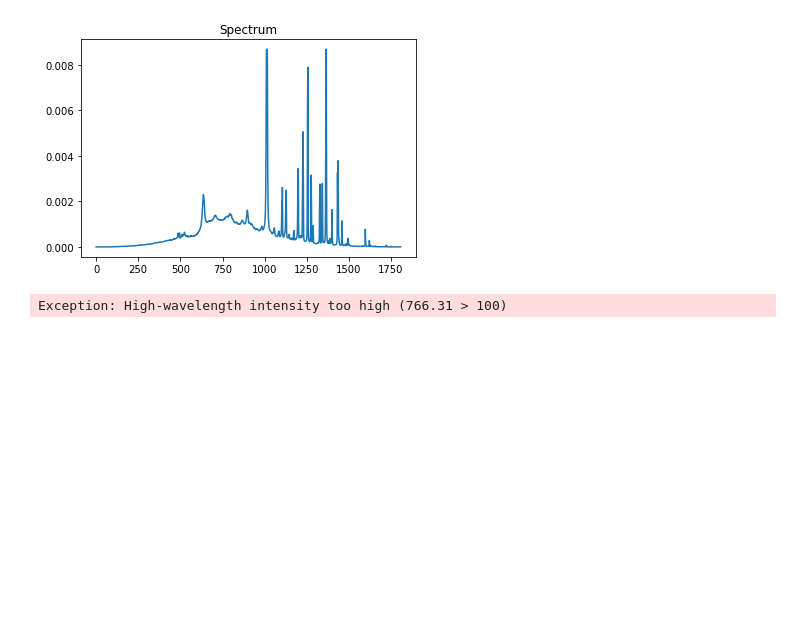
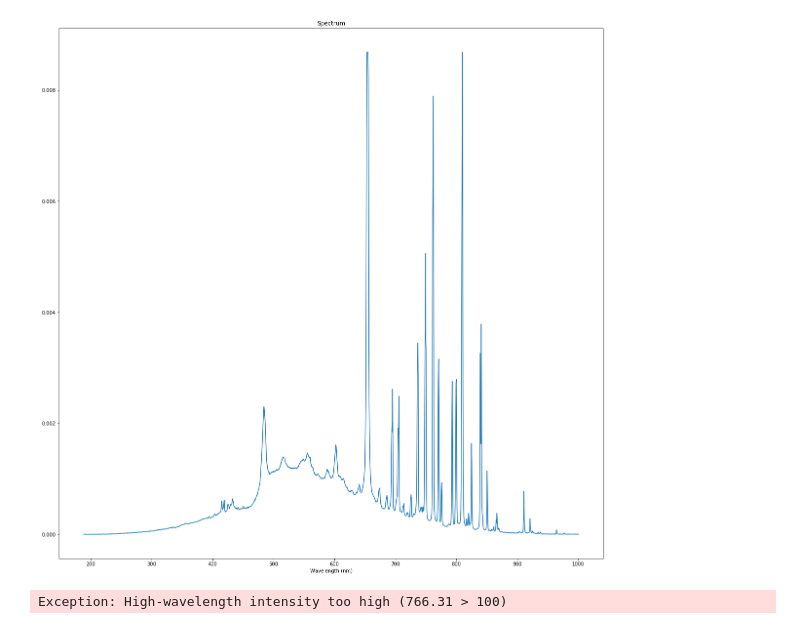
Before and after one commit to piovere/zeTorch, a Jupyter notebook: sketchbook.ipynb, the cells around one changed output. Drawn from its saved outputs; the diff is of its cells as text; code cells hidden in the pictures; blank space fills up the shorter version.

```diff
--- a/sketchbook.ipynb
+++ b/sketchbook.ipynb
@@ -43,16 +43,17 @@ def loadfile(fn):
 # %%
 d = loadfile('Data/20170721-Ar-H-Torch.txt')
 # %%
-f = plt.figure(1)
+f = plt.figure(1, figsize=(20,20))
 p = plt.subplot(111)
-p.plot(d['Intensity'])
+p.plot(d['Wavelength'], d['Intensity'])
 fig_size = [0, 0]
 fig_size[0] = 12
 fig_size[1] = 9
 plt.title("Spectrum")
+plt.xlabel('Wavelength (nm)')
 plt.show()
 # %% [output]
-[figure, old version]
+[figure, new version]
 # %%
 bd1 = loadfile("Data/Bad/20170906_ORNL-Torch-Sil_Subt14_14-31-55-813.txt")
 # %% [output]
```
Also changed, not shown: parts of 6 cells of this notebook, 1 other file.
